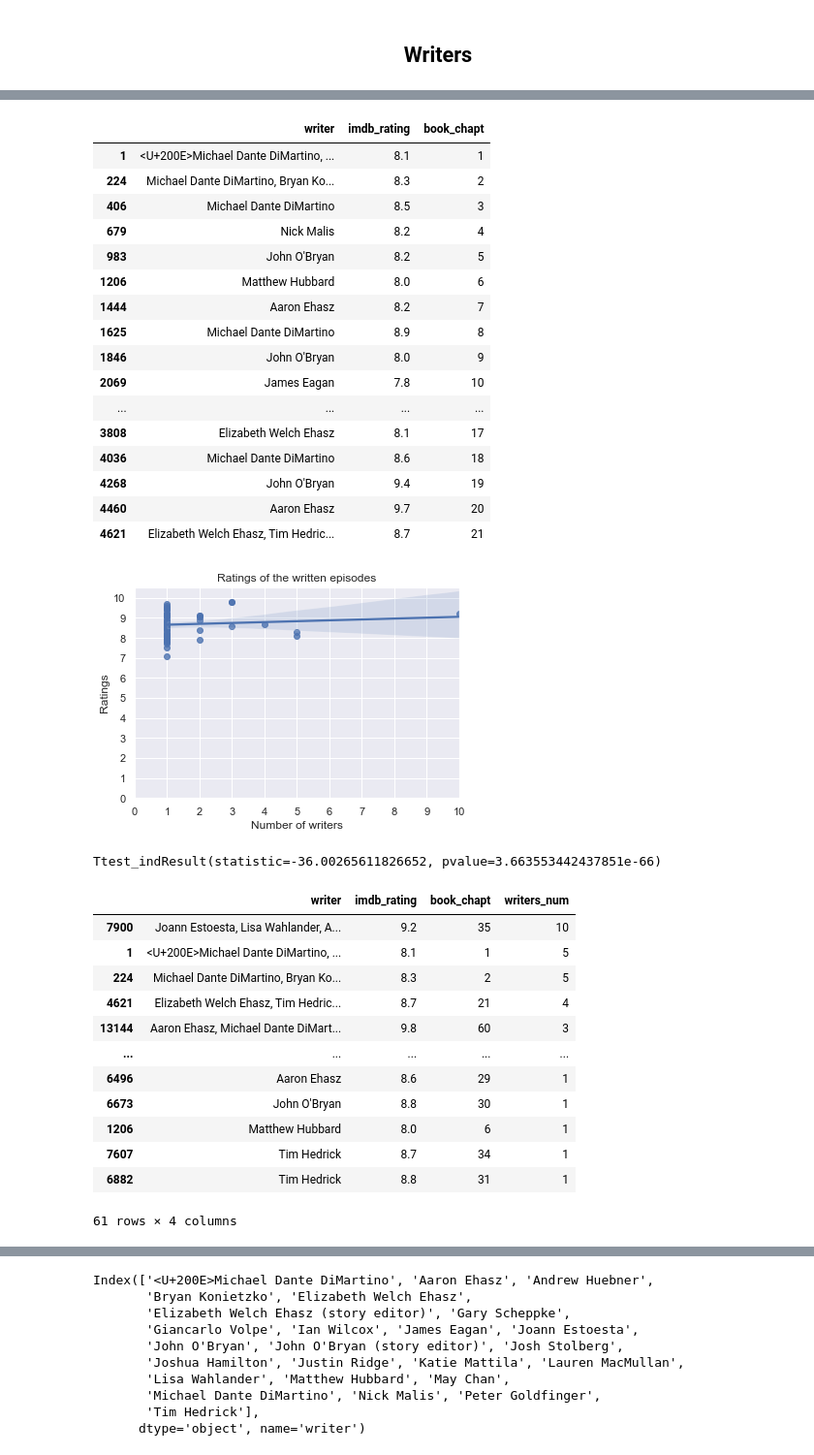
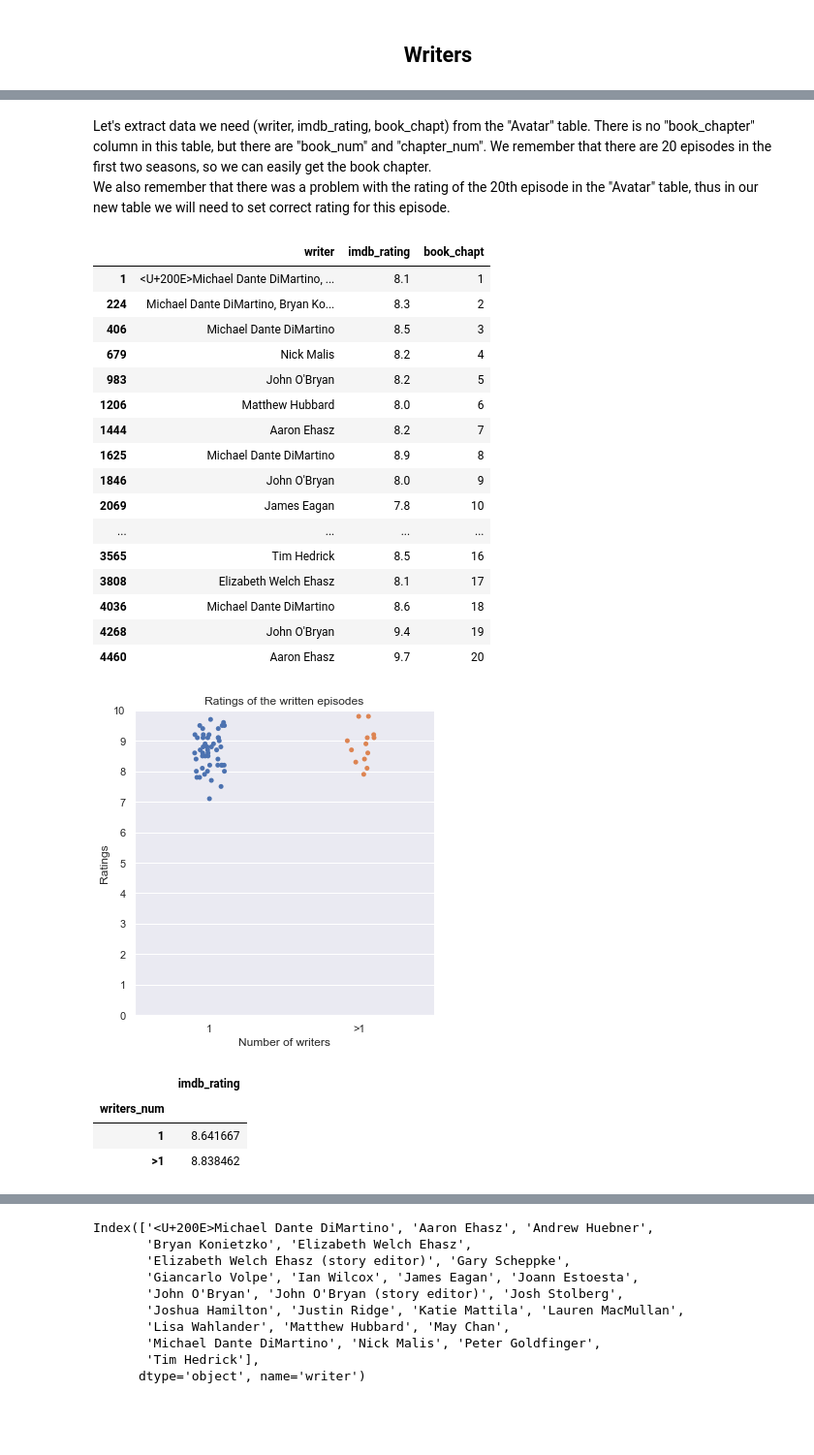
Before and after one commit to sgol11/avatar-analysis, a Jupyter notebook: avatar_analysis.ipynb, the cells around one changed output, grey strips where cells are left out. Shown at 97% size. Drawn from its saved outputs; the diff is of its cells as text; code cells hidden in the pictures; blank space fills up the shorter version.

Commit message:
"Writers" section updated
- Some text about extracting data added
- "Ratings of the written episodes" plot changed

```diff
--- a/avatar_analysis.ipynb
+++ b/avatar_analysis.ipynb
@@ -316,15 +316,17 @@ The episode with the highest rating of all belongs to Joaquim Dos Santos. The av
 - [ ] Who wrote the most episodes?
 - [ ] Who wrote the episodes with the highest ratings?
+# %% [markdown]
+Let's extract data we need (writer, imdb_rating, book_chapt) from the "Avatar" table. There is no "book_chapter" column in this table, but there are "book_num" and "chapter_num". We remember that there are 20 episodes in the first two seasons, so we can easily get the book chapter. <br>
+We also remember that there was a problem with the rating of the 20th episode in the "Avatar" table, thus in our new table we will need to set correct rating for this episode.
 # %%
-# Taking the desired section of the "Avatar" table
-
 writer_ratings = avatar[['writer', 'book_num', 'chapter_num', 'imdb_rating']].drop_duplicates()
-writer_ratings['book_chapt'] = np.arange(writer_ratings.shape[0]) + 1
+writer_ratings['book_chapt'] = (writer_ratings['book_num'] - 1) * 20 + writer_ratings['chapter_num']
 writer_ratings = writer_ratings.drop(['book_num', 'chapter_num'], 1)
 
-writer_ratings.loc[writer_ratings['imdb_rating'].isnull(), 'imdb_rating'] = 9.7
+writer_ratings.loc[writer_ratings['book_chapt'] == 20, 'imdb_rating'] = \
+float(data.loc[data['book_chapt'] == 20, 'imdb_rating'])
 
-writer_ratings.head(21)
+writer_ratings.head(20)
 # %% [output]
 |  | writer | imdb_rating | book_chapt |
 | 1 | <U+200E>Michael Dante DiMartino, ... | 8.1 | 1 |
@@ -338,38 +340,27 @@ writer_ratings.head(21)
 | 1846 | John O'Bryan | 8.0 | 9 |
 | 2069 | James Eagan | 7.8 | 10 |
 | ... | ... | ... | ... |
+| 3565 | Tim Hedrick | 8.5 | 16 |
 | 3808 | Elizabeth Welch Ehasz | 8.1 | 17 |
 | 4036 | Michael Dante DiMartino | 8.6 | 18 |
 | 4268 | John O'Bryan | 9.4 | 19 |
 | 4460 | Aaron Ehasz | 9.7 | 20 |
-| 4621 | Elizabeth Welch Ehasz, Tim Hedric... | 8.7 | 21 |
 # %%
-writer_ratings.sort_values('imdb_rating', ascending=False).head(20)
-writer_ratings['writers_num'] = writer_ratings['writer'].apply(lambda x : len(x.split(', ')))
+writer_ratings['writers_num'] = (writer_ratings['writer']
+                                 .apply(lambda x : '1' if len(x.split(', ')) == 1 else '>1'))
+writer_ratings = writer_ratings.sort_values('writers_num')
 
-sns.regplot(x='writers_num', y='imdb_rating', data=writer_ratings)
+sns.catplot(x='writers_num', y='imdb_rating', data=writer_ratings)
 plt.title('Ratings of the written episodes')
 plt.ylabel('Ratings')
 plt.xlabel('Number of writers')
-plt.xticks(range(0, 11))
 plt.yticks(range(0, 11))
 
 plt.show()
-print(stats.ttest_ind(writer_ratings['writers_num'], writer_ratings['imdb_rating']))
-writer_ratings.sort_values('writers_num', ascending=False)
+writer_ratings[['writers_num', 'imdb_rating']].groupby('writers_num').mean()
 # %% [output]
-[figure, old version]
+[figure, new version]
-Ttest_indResult(statistic=-36.00265611826652, pvalue=3.663553442437851e-66)
-|  | writer | imdb_rating | book_chapt | writers_num |
-| 7900 | Joann Estoesta, Lisa Wahlander, A... | 9.2 | 35 | 10 |
-| 1 | <U+200E>Michael Dante DiMartino, ... | 8.1 | 1 | 5 |
-| 224 | Michael Dante DiMartino, Bryan Ko... | 8.3 | 2 | 5 |
-| 4621 | Elizabeth Welch Ehasz, Tim Hedric... | 8.7 | 21 | 4 |
-| 13144 | Aaron Ehasz, Michael Dante DiMart... | 9.8 | 60 | 3 |
-| ... | ... | ... | ... | ... |
-| 6496 | Aaron Ehasz | 8.6 | 29 | 1 |
-| 6673 | John O'Bryan | 8.8 | 30 | 1 |
-| 1206 | Matthew Hubbard | 8.0 | 6 | 1 |
-| 7607 | Tim Hedrick | 8.7 | 34 | 1 |
-| 6882 | Tim Hedrick | 8.8 | 31 | 1 |
+|  | imdb_rating |
+| writers_num |  |
+| 1 | 8.641667 |
+| >1 | 8.838462 |
-61 rows × 4 columns
```
Also changed, not shown: parts of 6 cells of this notebook.
